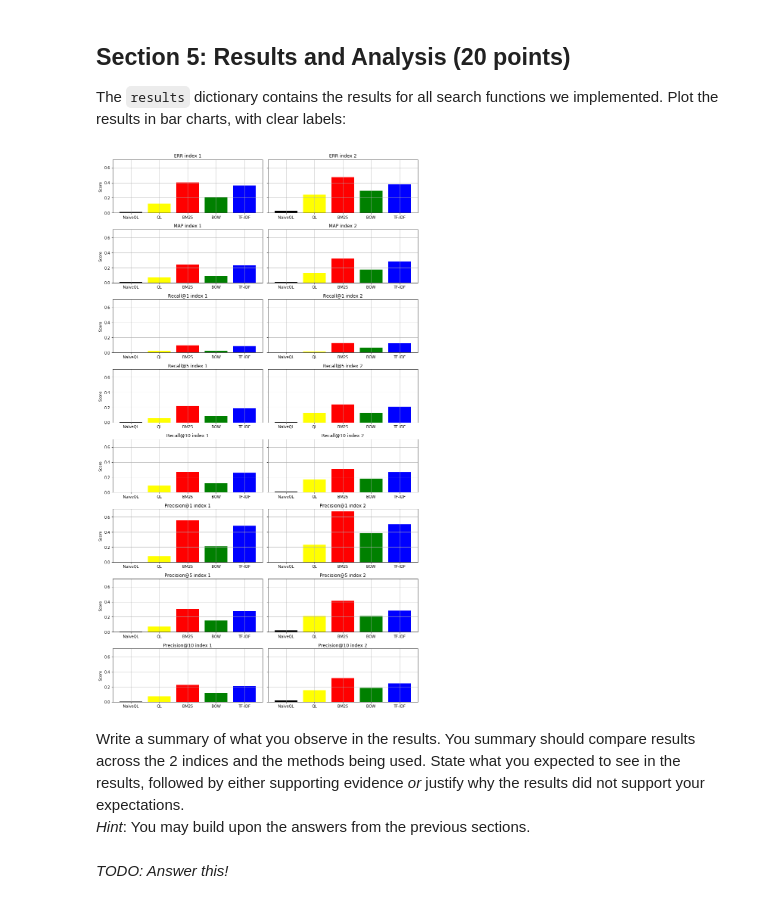
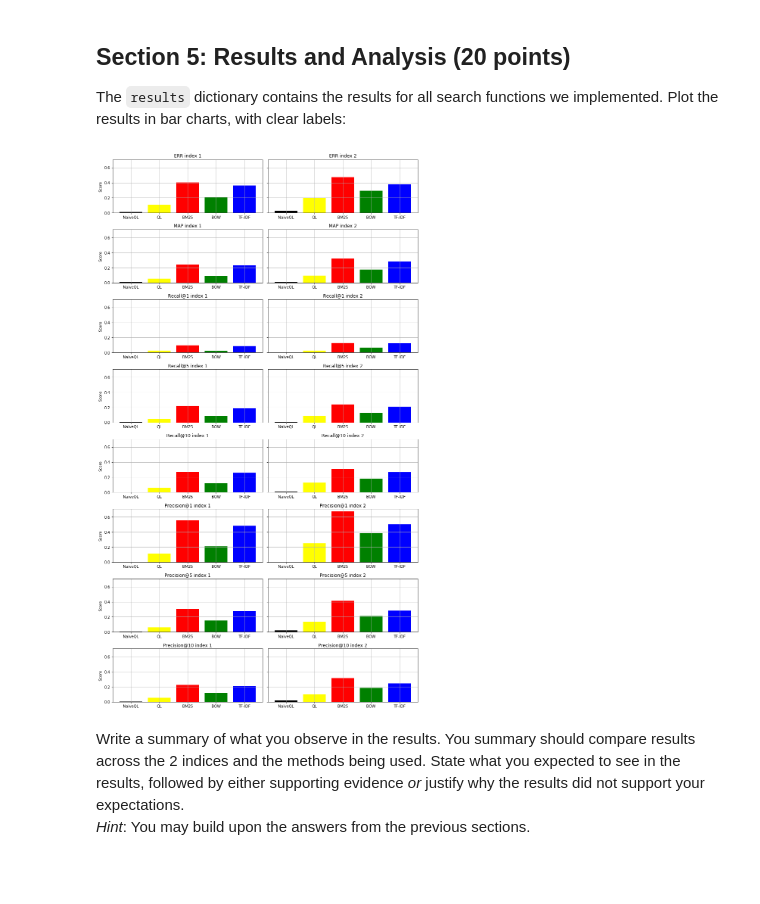
Before and after one commit to Tom-Lotze/Information_retrieval, a Jupyter notebook: practical1/hw1.ipynb, the cells around one changed output. Cells and saved outputs as stored; diff of their text form; code cells hidden in the pictures; blank space fills up the shorter version.

```diff
--- a/practical1/hw1.ipynb
+++ b/practical1/hw1.ipynb
@@ -812,7 +802,7 @@ def ql_search(query, index_set):
         # compute term likelihood given the query
         for doc_id, c in index[term]:
             # add-one smoothing implemented
-            scores[doc_id] += np.log(c + C / (doc_len[doc_id] + C))
+            scores[doc_id] += np.log(c + 1 / (doc_len[doc_id] + C))
 
     # set score to 0 for each doc without any query terms
     for doc_id, _ in docs:
@@ -1254,44 +1237,40 @@ The `results` dictionary contains the results for all search functions we implem
 my_colors = ['black','yellow', 'red', 'green', 'blue']
 
 # create labels for search functions
 search_fn_labels = [search_fn for search_fn in results[1]]
 metric_labels = ["ERR", "MAP", "Recall@1", "Recall@5", "Recall@10", "Precision@1", "Precision@5", "Precision@10"]
 
 # get results per index
 index1_results = results[1]
-values_1 = [[index1_results[search_fn][metric] for metric in index1_results[search_fn]] for search_fn in index1_results]
-# this is a list of lists in which the sublists are results per metric, for the search_fns in search_fn_labels
+values_1 = [[index1_results[search_fn][metric] for metric in index1_results[search_fn]] for search_fn in search_fn_labels]
 results_per_metric_1 = [list(x) for x in zip(*values_1)]
 
 index2_results = results[2]
-values_2 = [[index2_results[search_fn][metric] for metric in index2_results[search_fn]] for search_fn in index2_results]
-# this is a list of lists in which the sublists are results per metric, for the search_fns in search_fn_labels
+values_2 = [[index2_results[search_fn][metric] for metric in index2_results[search_fn]] for search_fn in search_fn_labels]
 results_per_metric_2 = [list(x) for x in zip(*values_2)]
 
 # define subplot
 fig, axs = plt.subplots(8, 2, figsize=(15, 7), sharey=True)
 
 for i, metric_values in enumerate(zip(results_per_metric_1, results_per_metric_2)):
 
     score_1, score_2 = metric_values
     axs[i][0].bar(search_fn_labels, score_1, color=my_colors)
     axs[i][0].set_title(metric_labels[i]+" index 1")
     axs[i][0].set_ylabel("Score")
     axs[i][0].grid()
     axs[i][1].bar(search_fn_labels, score_2, color=my_colors)
     axs[i][1].set_title(metric_labels[i]+" index 2")
     axs[i][1].grid()
 
 fig.tight_layout(rect=[0, 0.05, 0.8, 3])
 plt.show()
 # %% [output]
-[figure, old version]
+[figure, new version]
 # %% [markdown]
 Write a summary of what you observe in the results.
 You summary should compare results across the 2 indices and the methods being used. State what you expected to see in the results, followed by either supporting evidence *or* justify why the results did not support your expectations.
 *Hint*: You may build upon the answers from the previous sections.
-# %% [markdown]
-*TODO: Answer this!*
 # %% [markdown]
 # Conclusion
 Above the scores on the different metrics for all the models are shown. First we will formulate a conclusion on the different search functions and their performance. Afterwards, the differences between the 2 indices will be dicsussed, and finally we will choose the best search engine based on these metrics.
```
Also changed, not shown: parts of 13 cells of this notebook.
